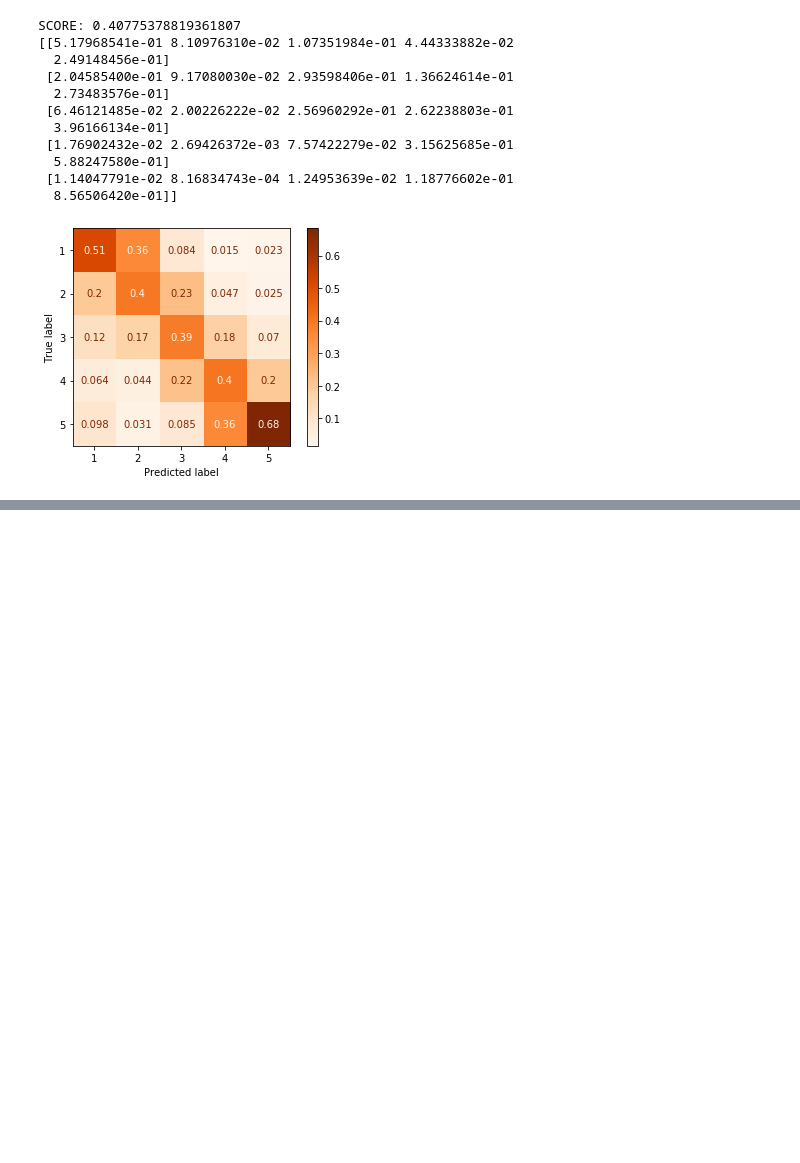
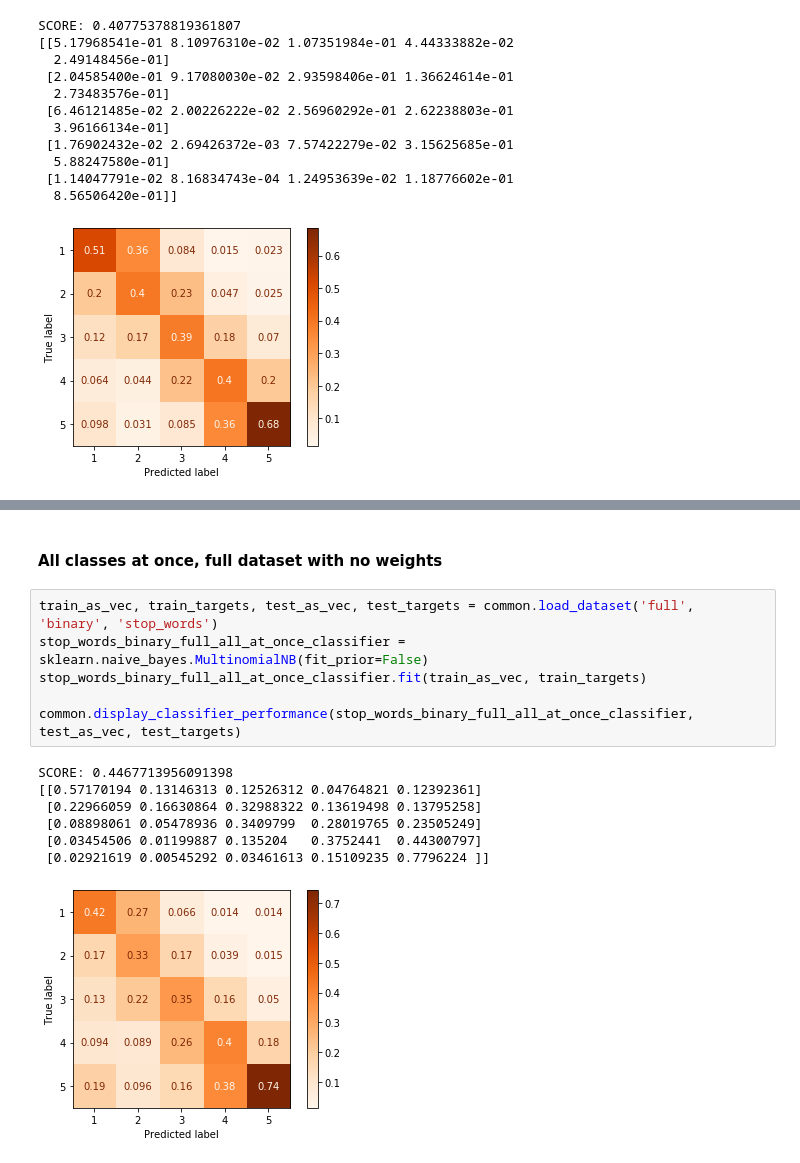
Before and after one commit to Asgavar/amazon-reviews, a Jupyter notebook: experimentation-naive-bayes.ipynb, the cells around one changed output, grey strips where cells are left out. Saved outputs shown, nothing was run; the diff lists cells and outputs as text; blank space fills up the shorter version.

```diff
--- a/experimentation-naive-bayes.ipynb
+++ b/experimentation-naive-bayes.ipynb
@@ -191,0 +213,16 @@ SCORE: 0.40775378819361807
+# %% [markdown]
+#### All classes at once, full dataset with **no weights**
+# %%
+train_as_vec, train_targets, test_as_vec, test_targets = common.load_dataset('full', 'binary', 'stop_words')
+stop_words_binary_full_all_at_once_classifier = sklearn.naive_bayes.MultinomialNB(fit_prior=False)
+stop_words_binary_full_all_at_once_classifier.fit(train_as_vec, train_targets)
+
+common.display_classifier_performance(stop_words_binary_full_all_at_once_classifier, test_as_vec, test_targets)
+# %% [output]
+SCORE: 0.4467713956091398
+[[0.57170194 0.13146313 0.12526312 0.04764821 0.12392361]
+ [0.22966059 0.16630864 0.32988322 0.13619498 0.13795258]
+ [0.08898061 0.05478936 0.3409799  0.28019765 0.23505249]
+ [0.03454506 0.01199887 0.135204   0.3752441  0.44300797]
+ [0.02921619 0.00545292 0.03461613 0.15109235 0.7796224 ]]
+[figure, added]
```
Also changed, not shown: parts of 13 cells of this notebook, 1 other file.
